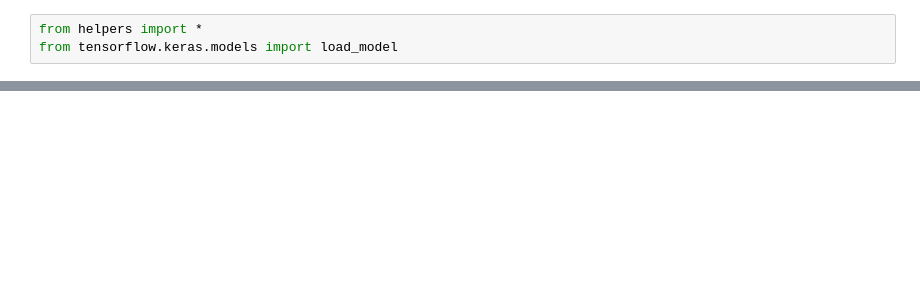
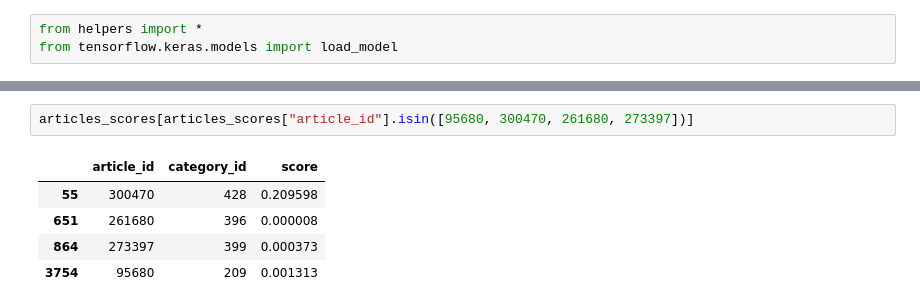
Before and after one commit to 6be709c0/oc-ai-engineer, a Jupyter notebook: OC/P10/content-based-inference.ipynb, the cells around one changed output, grey strips where cells are left out. Drawn from its saved outputs; the diff is of its cells as text; blank space fills up the shorter version.

```diff
--- a/OC/P10/content-based-inference.ipynb
+++ b/OC/P10/content-based-inference.ipynb
@@ -59,0 +79,8 @@ articles_scores
+# %%
+articles_scores[articles_scores["article_id"].isin([95680, 300470, 261680, 273397])]
+# %% [output]
+|  | article_id | category_id | score |
+| 55 | 300470 | 428 | 0.209598 |
+| 651 | 261680 | 396 | 0.000008 |
+| 864 | 273397 | 399 | 0.000373 |
+| 3754 | 95680 | 209 | 0.001313 |
```
Also changed, not shown: parts of 12 cells of this notebook, 13 other files.
